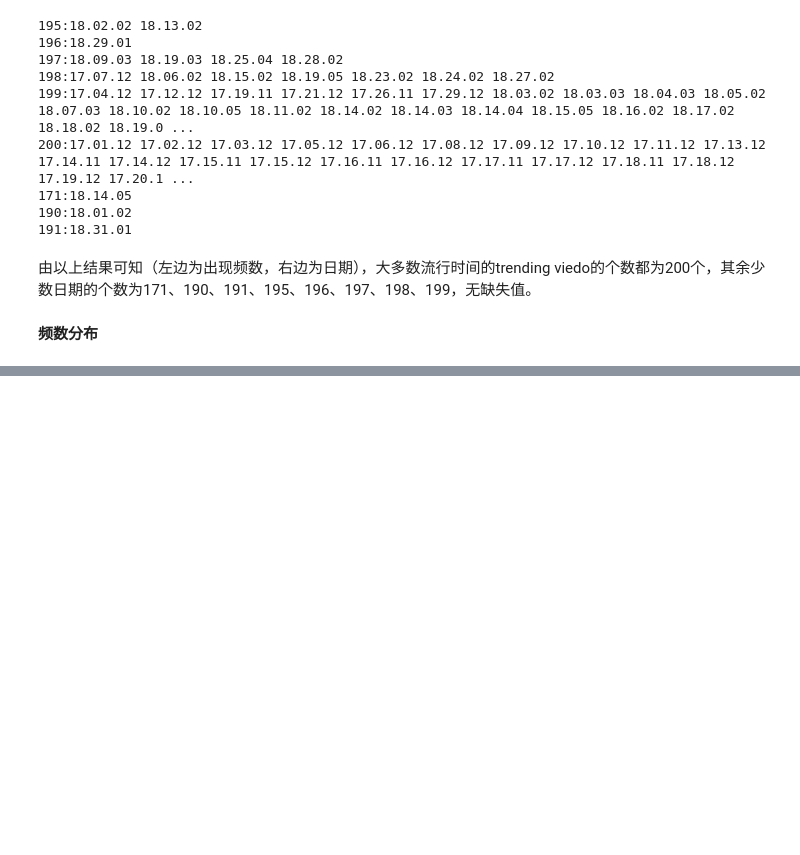
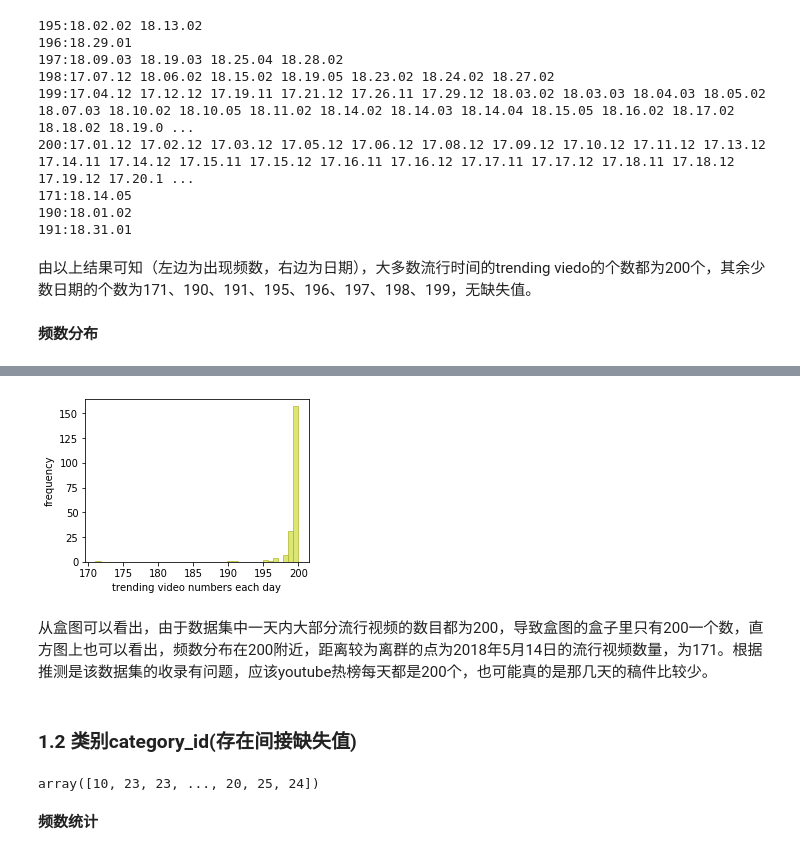
Before and after one commit to PluckySaltyfish/DataMiningClass, a Jupyter notebook: youtube.py.ipynb, the cells around one changed output, grey strips where cells are left out. Saved outputs shown, nothing was run; the diff lists cells and outputs as text; code cells hidden in the pictures; blank space fills up the shorter version.

Commit message:
youtube data processing

```diff
--- a/youtube.py.ipynb
+++ b/youtube.py.ipynb
@@ -81,0 +94,17 @@ for i in set(freq.values):
+# %%
+# 直方图
+fig = plt.figure(figsize=(4, 3))
+plt.hist(np.array(freq), bins=40, facecolor="#cddc39", edgecolor="#afb42b", alpha=0.7)
+plt.xlabel('trending video numbers each day')
+plt.ylabel('frequency')
+plt.show()
+# %% [output]
+[figure, added]
+# %% [markdown]
+从盒图可以看出，由于数据集中一天内大部分流行视频的数目都为200，导致盒图的盒子里只有200一个数，直方图上也可以看出，频数分布在200附近，距离较为离群的点为2018年5月14日的流行视频数量，为171。根据推测是该数据集的收录有问题，应该youtube热榜每天都是200个，也可能真的是那几天的稿件比较少。
+# %% [markdown]
+### 1.2 类别category_id(存在间接缺失值)
+# %%
+CA_data['category_id'].values
+# %% [output]
+array([10, 23, 23, ..., 20, 25, 24])
@@ -81,0 +129,2 @@ for i in set(freq.values):
+# %% [markdown]
+**频数统计**
```
Also changed, not shown: parts of 28 cells of this notebook.
